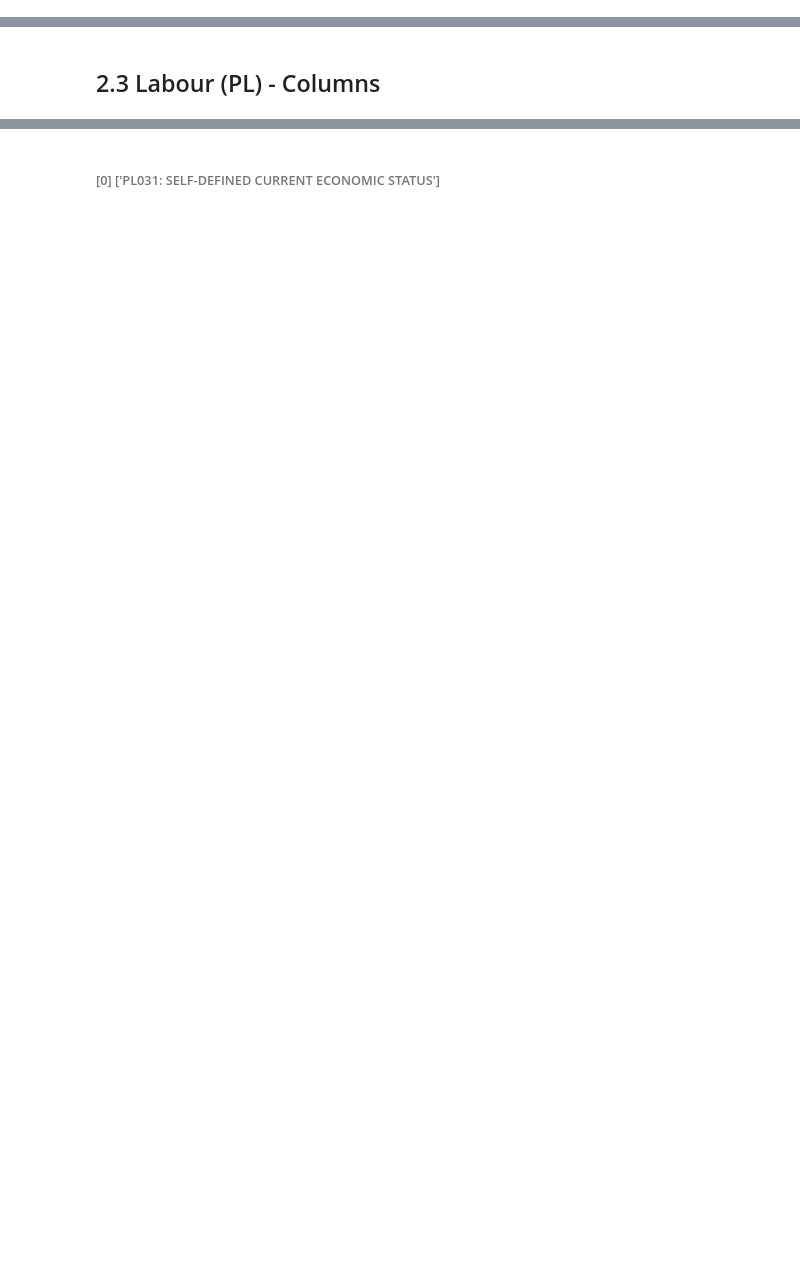
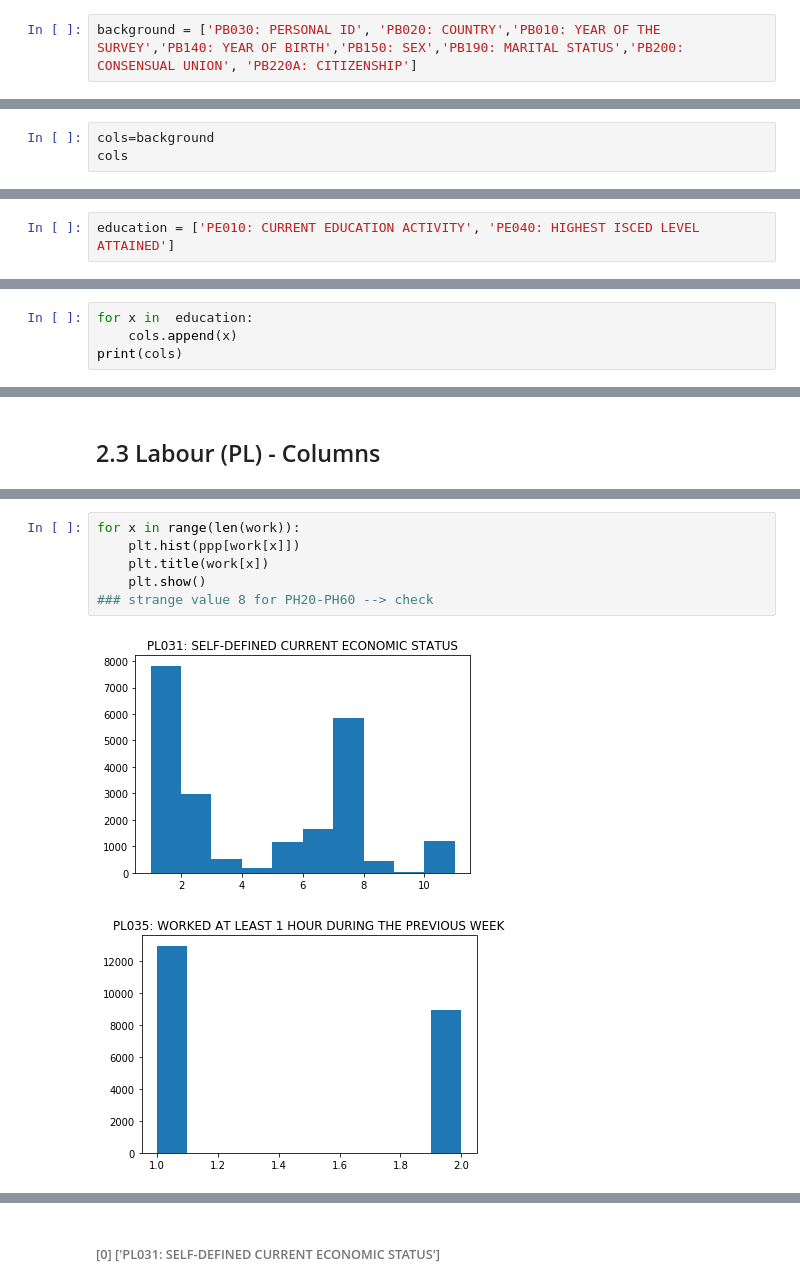
Before and after one commit to ta-data-lis/final-project, a Jupyter notebook: your-project/code.ipynb, the cells around one changed output, grey strips where cells are left out. Drawn from its saved outputs; the diff is of its cells as text; blank space fills up the shorter version.

```diff
--- a/your-project/code.ipynb
+++ b/your-project/code.ipynb
@@ -570,0 +602,2 @@ Name: PB220A: CITIZENSHIP, dtype: float64
+# %%
+background = ['PB030: PERSONAL ID', 'PB020: COUNTRY','PB010: YEAR OF THE SURVEY','PB140: YEAR OF BIRTH','PB150: SEX','PB190: MARITAL STATUS','PB200: CONSENSUAL UNION', 'PB220A: CITIZENSHIP']
@@ -570,0 +616,3 @@ Name: PB220A: CITIZENSHIP, dtype: float64
+# %%
+cols=background
+cols
@@ -571,5 +628,7 @@ Name: PB220A: CITIZENSHIP, dtype: float64
 # %% [markdown]
 ## 2.2 Education (PE) - Columns
+# %%
+education = ['PE010: CURRENT EDUCATION ACTIVITY', 'PE040: HIGHEST ISCED LEVEL ATTAINED']
 # %%
 ## 'PE010: CURRENT EDUCATION ACTIVITY'
 
@@ -615,0 +676,4 @@ ppp['PE040: HIGHEST ISCED LEVEL ATTAINED'].hist()
+# %%
+for x in  education:
+    cols.append(x)
+print(cols)
@@ -643,0 +697,9 @@ array([[<matplotlib.axes._subplots.AxesSubplot object at 0x...>,
+# %%
+for x in range(len(work)):
+    plt.hist(ppp[work[x]])
+    plt.title(work[x])
+    plt.show()
+### strange value 8 for PH20-PH60 --> check
+# %% [output]
+[figure, added]
+[figure, added]
```
Also changed, not shown: parts of 143 cells of this notebook, 5 other files.
